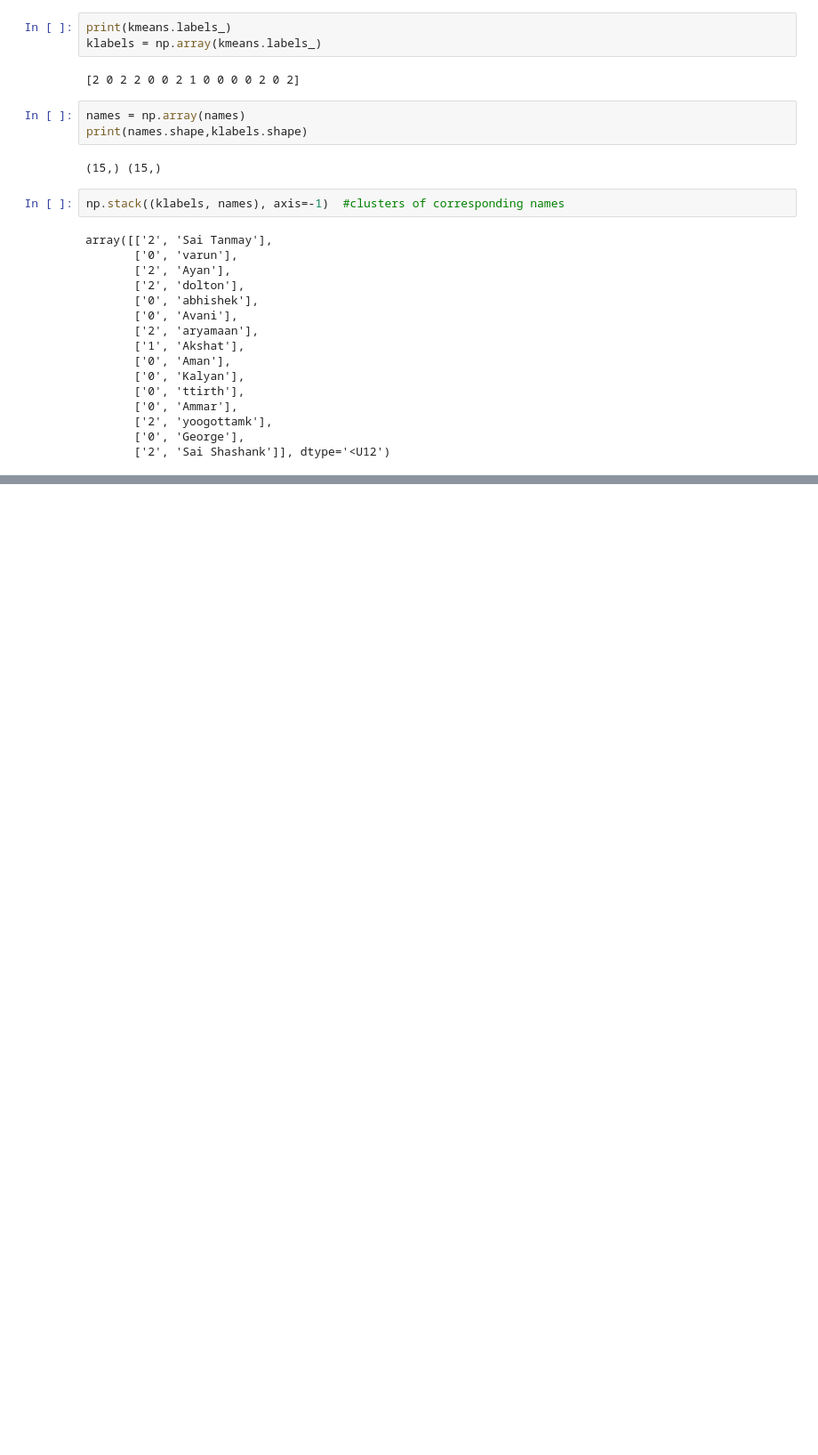
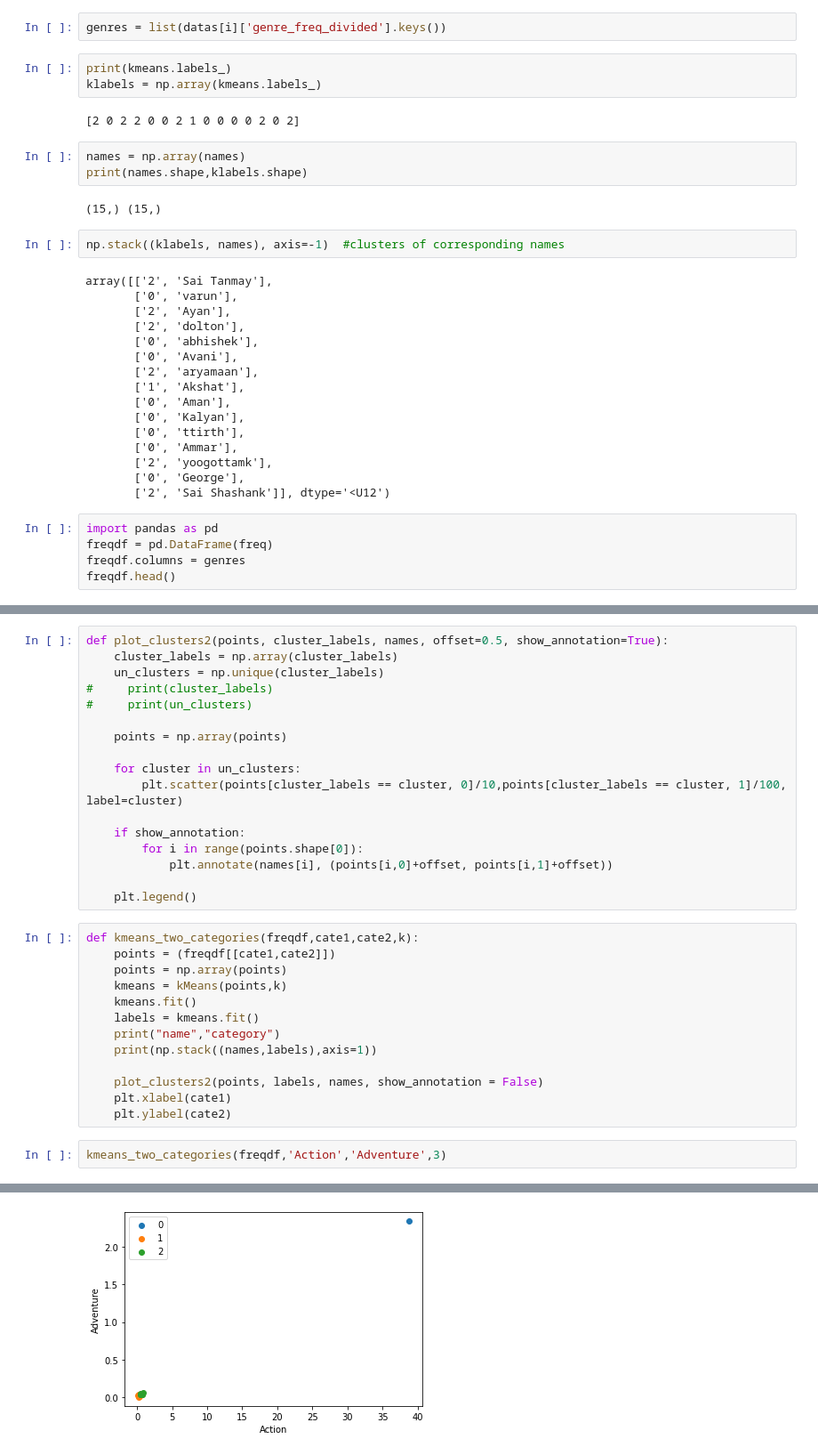
Before and after one commit to avani17101/CVIT-Workshop, a Jupyter notebook: day8/afternoon/kMeans.ipynb, the cells around one changed output, grey strips where cells are left out. Shown at 89% size. Saved outputs shown, nothing was run; the diff lists cells and outputs as text; blank space fills up the shorter version.

Commit message:
added visualization for class movies dataset

```diff
--- a/day8/afternoon/kMeans.ipynb
+++ b/day8/afternoon/kMeans.ipynb
@@ -190,4 +212,6 @@ freq=freq[1:freq.shape[0],:]
 kmeans=KMeans(n_clusters=3, random_state=0).fit(freq)
+# %%
+genres = list(datas[i]['genre_freq_divided'].keys())
 # %%
 print(kmeans.labels_)
 klabels = np.array(kmeans.labels_)
@@ -216,3 +240,8 @@ array([['2', 'Sai Tanmay'],
        ['2', 'yoogottamk'],
        ['0', 'George'],
        ['2', 'Sai Shashank']], dtype='<U12')
+# %%
+import pandas as pd
+freqdf = pd.DataFrame(freq)
+freqdf.columns = genres
+freqdf.head()
@@ -218,0 +261,33 @@ array([['2', 'Sai Tanmay'],
+# %%
+def plot_clusters2(points, cluster_labels, names, offset=0.5, show_annotation=True):
+    cluster_labels = np.array(cluster_labels)
+    un_clusters = np.unique(cluster_labels)
+#     print(cluster_labels)
+#     print(un_clusters)
+
+    points = np.array(points)
+
+    for cluster in un_clusters:
+        plt.scatter(points[cluster_labels == cluster, 0]/10,points[cluster_labels == cluster, 1]/100, label=cluster)
+
+    if show_annotation:
+        for i in range(points.shape[0]):
+            plt.annotate(names[i], (points[i,0]+offset, points[i,1]+offset))
+
+    plt.legend()
+# %%
+def kmeans_two_categories(freqdf,cate1,cate2,k):
+    points = (freqdf[[cate1,cate2]])
+    points = np.array(points)
+    kmeans = kMeans(points,k)
+    kmeans.fit()
+    labels = kmeans.fit()
+    print("name","category")
+    print(np.stack((names,labels),axis=1))
+
+    plot_clusters2(points, labels, names, show_annotation = False)
+    plt.xlabel(cate1)
+    plt.ylabel(cate2)
+# %%
+kmeans_two_categories(freqdf,'Action','Adventure',3)
+# %% [output]
@@ -218,0 +310 @@ array([['2', 'Sai Tanmay'],
+[figure, added]
```
Also changed, not shown: parts of 8 cells of this notebook.
